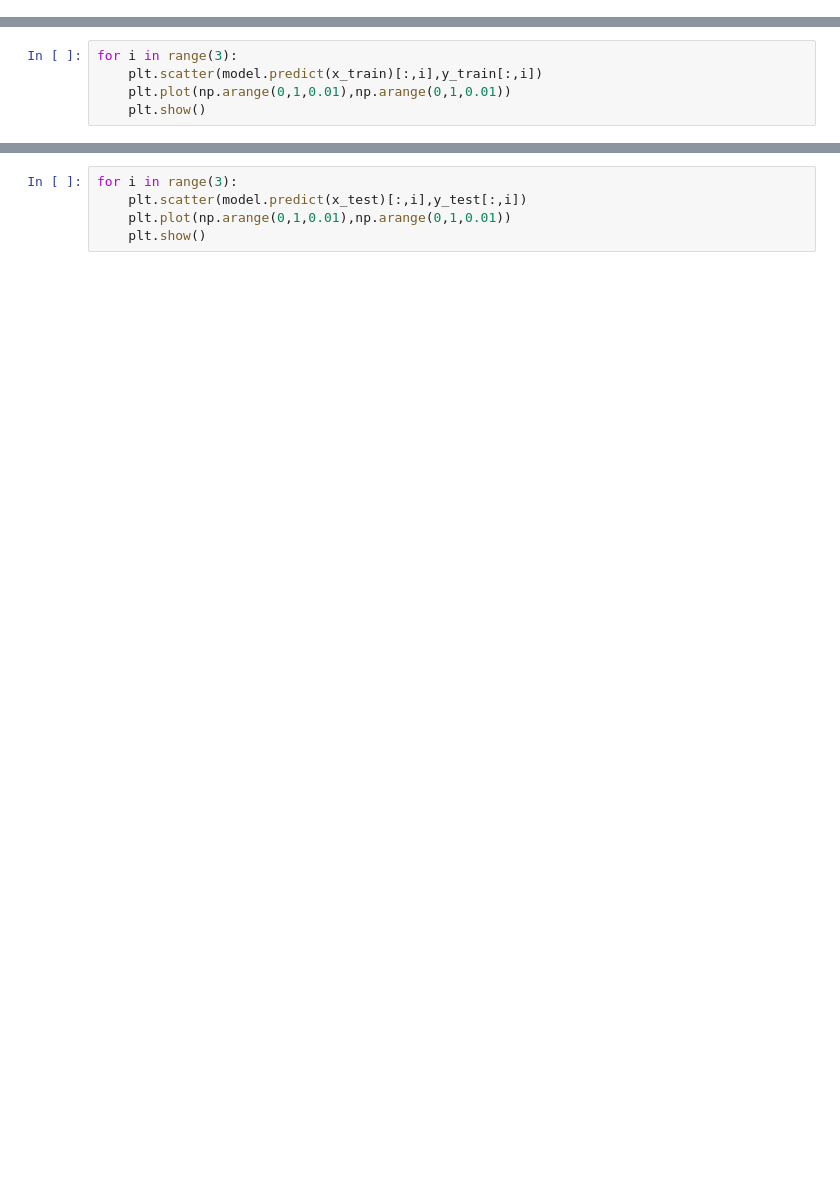
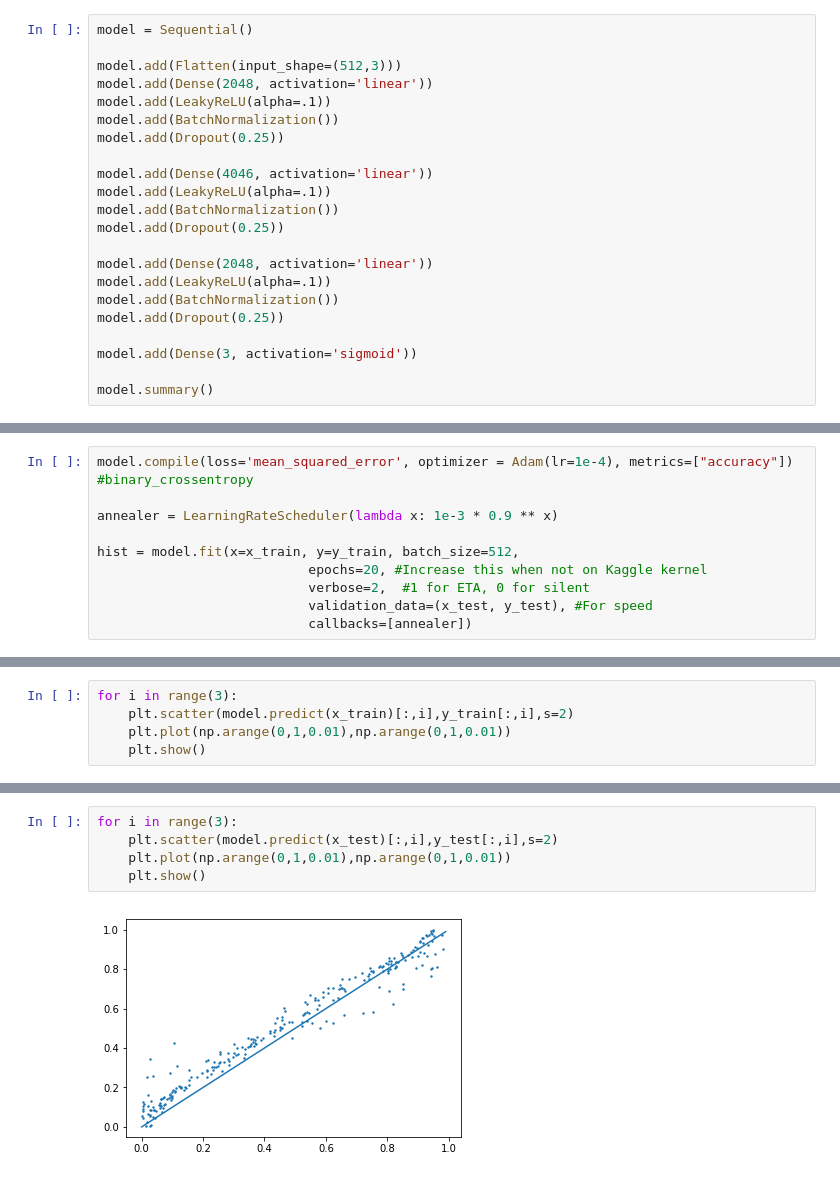
Before and after one commit to vinitX/ML_Scattering, a Jupyter notebook: ML/scattering_ML.ipynb, the cells around one changed output, grey strips where cells are left out. Cells and saved outputs as stored; diff of their text form; blank space fills up the shorter version.

Commit message:
Machine learning accurate. Multiprocessing working.

```diff
--- a/ML/scattering_ML.ipynb
+++ b/ML/scattering_ML.ipynb
@@ -154,0 +98,22 @@ ValueError: Error when checking input: expected conv1d_1_input to have shape (12
+# %%
+model = Sequential()
+
+model.add(Flatten(input_shape=(512,3)))
+model.add(Dense(2048, activation='linear'))
+model.add(LeakyReLU(alpha=.1))
+model.add(BatchNormalization())
+model.add(Dropout(0.25))
+
+model.add(Dense(4046, activation='linear'))
+model.add(LeakyReLU(alpha=.1))
+model.add(BatchNormalization())
+model.add(Dropout(0.25))
+
+model.add(Dense(2048, activation='linear'))
+model.add(LeakyReLU(alpha=.1))
+model.add(BatchNormalization())
+model.add(Dropout(0.25))
+
+model.add(Dense(3, activation='sigmoid'))
+
+model.summary()
@@ -154,0 +138,10 @@ ValueError: Error when checking input: expected conv1d_1_input to have shape (12
+# %%
+model.compile(loss='mean_squared_error', optimizer = Adam(lr=1e-4), metrics=["accuracy"]) #binary_crossentropy
+
+annealer = LearningRateScheduler(lambda x: 1e-3 * 0.9 ** x)
+
+hist = model.fit(x=x_train, y=y_train, batch_size=512,
+                           epochs=20, #Increase this when not on Kaggle kernel
+                           verbose=2,  #1 for ETA, 0 for silent
+                           validation_data=(x_test, y_test), #For speed
+                           callbacks=[annealer])
@@ -161,5 +177,5 @@ model.evaluate(x_test, y_test)
 # %%
 for i in range(3):
-    plt.scatter(model.predict(x_train)[:,i],y_train[:,i])
+    plt.scatter(model.predict(x_train)[:,i],y_train[:,i],s=2)
     plt.plot(np.arange(0,1,0.01),np.arange(0,1,0.01))
     plt.show()
@@ -166,5 +186,7 @@ for i in range(3):
 # %%
 for i in range(3):
-    plt.scatter(model.predict(x_test)[:,i],y_test[:,i])
+    plt.scatter(model.predict(x_test)[:,i],y_test[:,i],s=2)
     plt.plot(np.arange(0,1,0.01),np.arange(0,1,0.01))
     plt.show()
+# %% [output]
+[figure, added]
```
Also changed, not shown: parts of 10 cells of this notebook, 24 other files.
